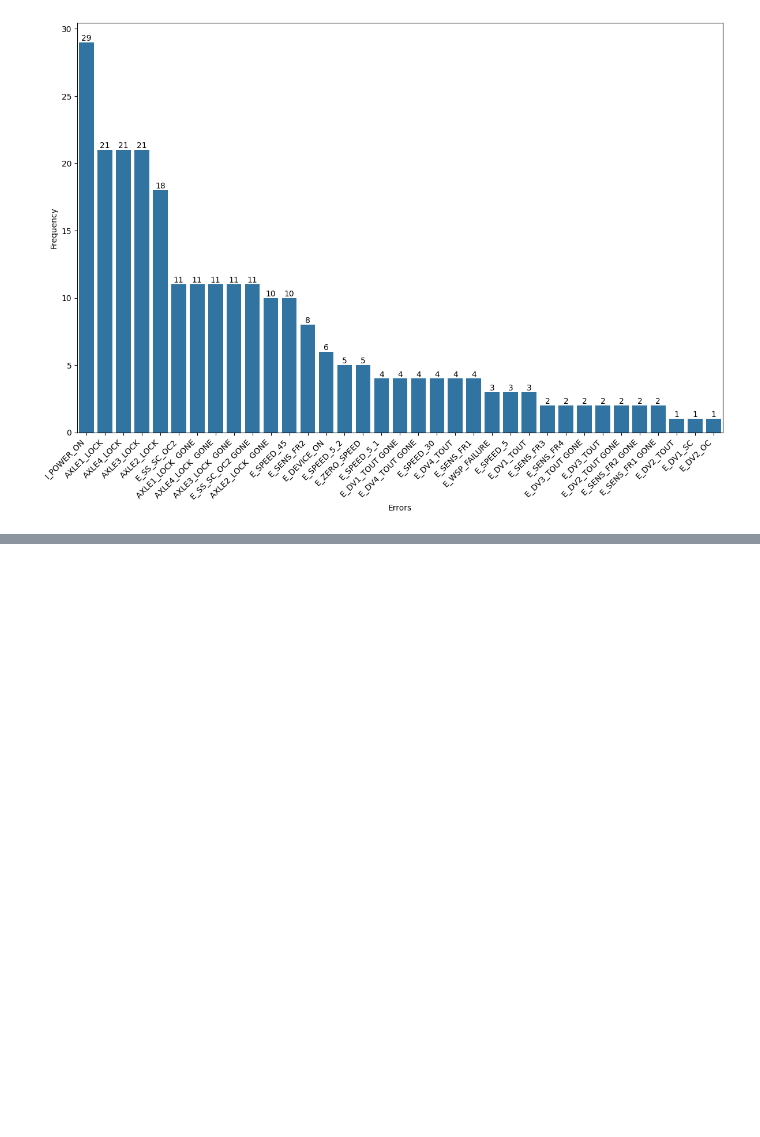
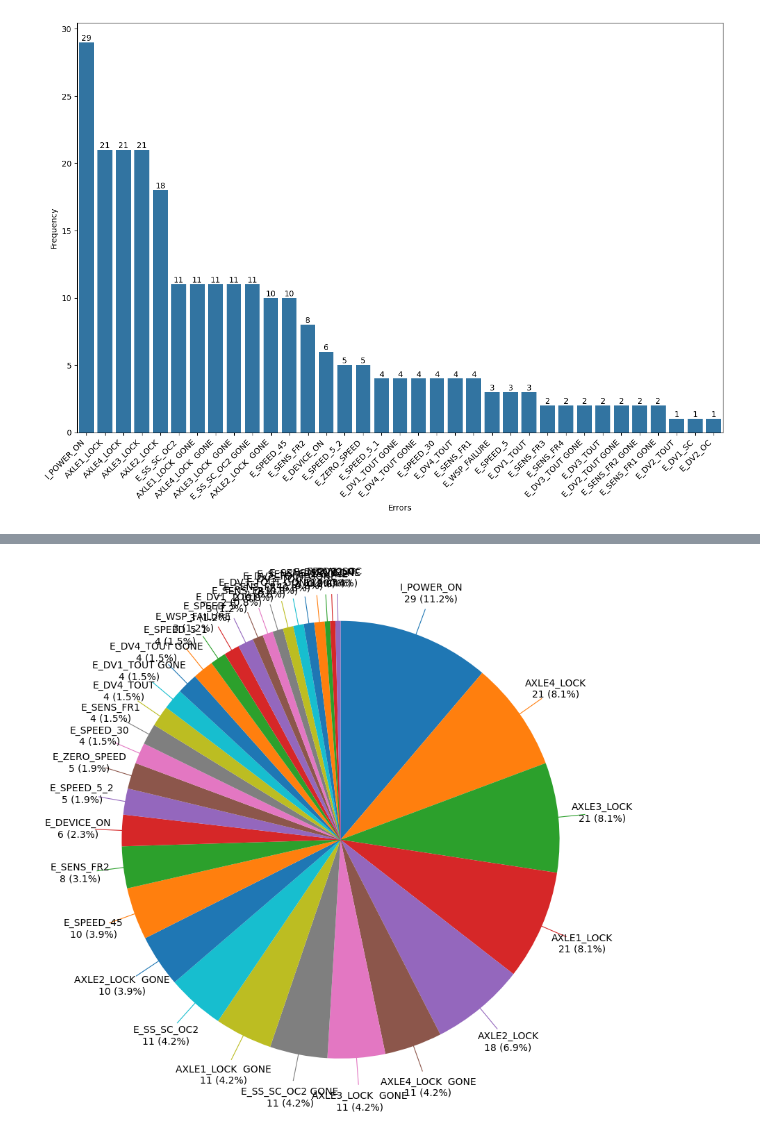
Before and after one commit to HarshSahu23/Wabtec3_BrakesGUI_shared, a Jupyter notebook: src/tester.ipynb, the cells around one changed output, grey strips where cells are left out. Drawn from its saved outputs; the diff is of its cells as text; code cells hidden in the pictures; blank space fills up the shorter version.

```diff
--- a/src/tester.ipynb
+++ b/src/tester.ipynb
@@ -77,31 +75,33 @@ import math
 
 # import matplotlib.pyplot as plt
 def plot_pie_chart(labels, data, figsize=(10, 10)):
 # Sample data
     # labels = ['Category A', 'Category B', 'Category C', 'Category D']
     # data = [350, 150, 300, 200]  # Actual data
 
     # Calculate percentages
     total = sum(data)
     percentages = [f"{size/total*100:.1f}%" for size in data]
 
     # Combine labels with data and percentages
     labels_with_data = [f"{label}\n{size} ({percentage})" for label, size, percentage in zip(labels, data, percentages)]
 
     # Plotting a flat pie chart
     plt.figure(figsize=figsize)
     plt.pie(data, labels=None, startangle=90, counterclock=False) # Labels with indicating lines are manually added
     # plt.axis('equal')  # Equal aspect ratio ensures the pie chart is a circle.
 
     for i, (dataPoint, label) in enumerate(zip(data, labels_with_data)):
         angle = 90 - (sum(data[:i]) + dataPoint / 2) / total * 360  # Calculate the angle
         x = 1.2 * math.cos(angle * math.pi / 180)
         y = 1.2 * math.sin(angle * math.pi / 180)
         plt.text(x, y, label, ha='center', va='center', fontsize=10)
         plt.plot([0, x/1.07], [0, y/1.07], linestyle='solid', linewidth=0.8)  # Line from center to text
 
     plt.axis('equal')  # Equal aspect ratio ensures the pie chart is a circle.
 
     plt.show()
 
-plot_pie_chart(summary_ecl[summary_ecl["Description"].str.contains(r"AXLE[1-4]_LOCK[A-Z ]*", regex=True)]["Description"], summary_ecl[summary_ecl["Description"].str.contains(r"AXLE[1-4]_LOCK[A-Z ]*", regex=True)]["Frequency"])
+plot_pie_chart(summary_ecl["Description"], summary_ecl["Frequency"])
+# %% [output]
+[figure, added]
```
Also changed, not shown: parts of 2 cells of this notebook, 1 other file.
